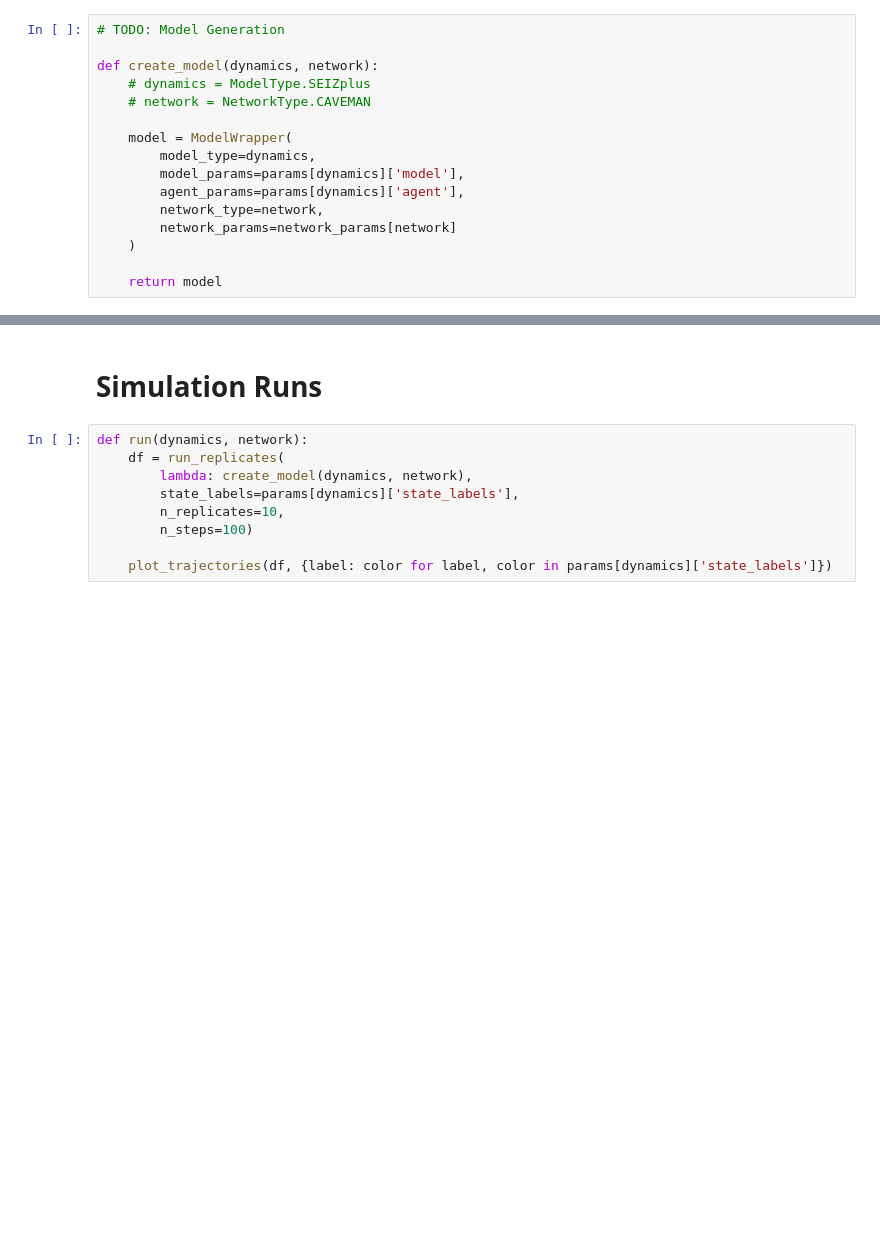
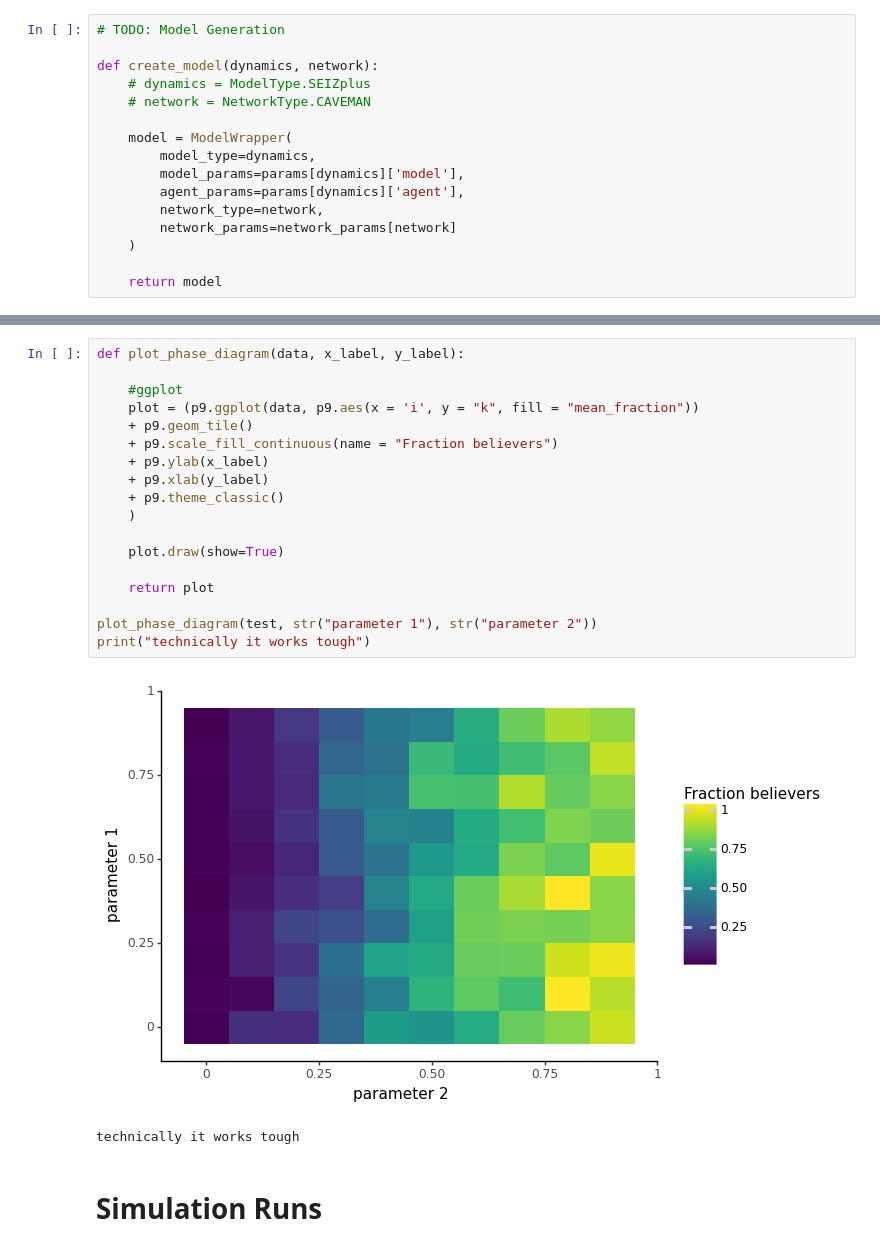
Before and after one commit to ChrisWitzany/opinion_network_model, a Jupyter notebook: main.ipynb, the cells around one changed output, grey strips where cells are left out. Saved outputs shown, nothing was run; the diff lists cells and outputs as text; blank space fills up the shorter version.

```diff
--- a/main.ipynb
+++ b/main.ipynb
@@ -176,11 +259,23 @@ def plot_trajectories(data, colors_ggplot):
+# %%
+def plot_phase_diagram(data, x_label, y_label):
+
+    #ggplot
+    plot = (p9.ggplot(data, p9.aes(x = 'i', y = "k", fill = "mean_fraction"))
+    + p9.geom_tile()
+    + p9.scale_fill_continuous(name = "Fraction believers")
+    + p9.ylab(x_label)
+    + p9.xlab(y_label)
+    + p9.theme_classic()
+    )
+
+    plot.draw(show=True)
+
+    return plot
+
+plot_phase_diagram(test, str("parameter 1"), str("parameter 2"))
+print("technically it works tough")
+# %% [output]
+[figure, added]
+technically it works tough
 # %% [markdown]
 # Simulation Runs
-# %%
-def run(dynamics, network):
-    df = run_replicates(
-        lambda: create_model(dynamics, network),
-        state_labels=params[dynamics]['state_labels'],
-        n_replicates=10,
-        n_steps=100)
-
-    plot_trajectories(df, {label: color for label, color in params[dynamics]['state_labels']})
```
Also changed, not shown: parts of 42 cells of this notebook.
